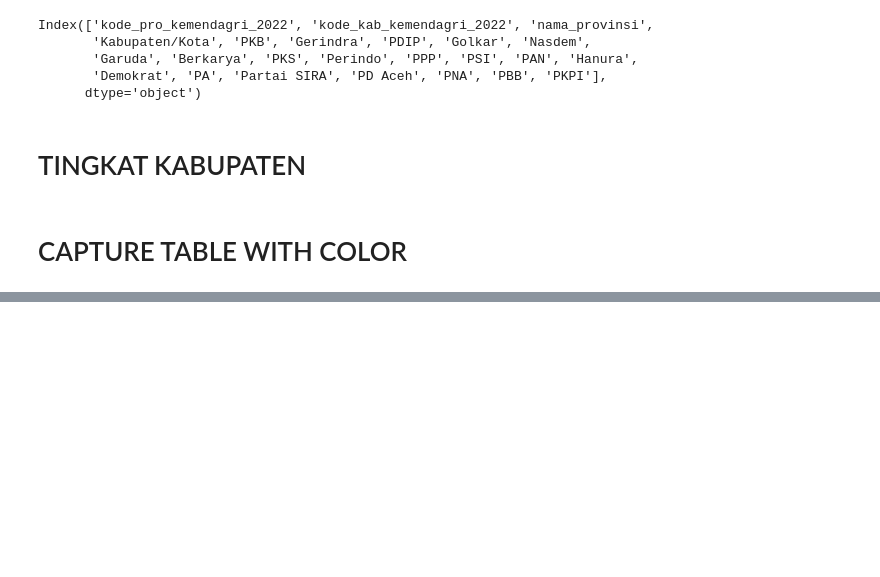
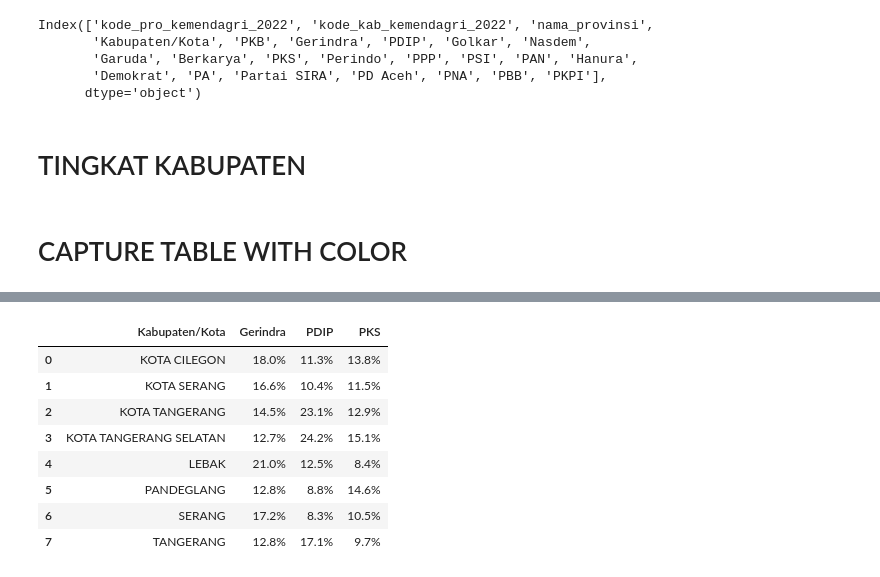
Before and after one commit to AgungPrawoto13/script_python, a Jupyter notebook: capture_data.ipynb, the cells around one changed output, grey strips where cells are left out. Cells and saved outputs as stored; diff of their text form; code cells hidden in the pictures; blank space fills up the shorter version.

```diff
--- a/capture_data.ipynb
+++ b/capture_data.ipynb
@@ -324,0 +366,38 @@ coloring
+# %%
+pilpres['pilpres_klas'] = pilpres['Max Value'].apply(classify_pilpres)
+pilpres['pilpres_jwma'] = pilpres['JW-MA(%)'].apply(classify_pilpres)
+columns_pilpres = pilpres.columns.to_list()
+pilpres[(pilpres['pemenang'] == 'PS-SU(%)')]
+# %%
+styles = {
+    'Kabupaten/Kota' : [{'selector': 'td', 'props': [('text-align', 'left')]}]
+}
+
+for pro in provinsi:
+    unpivot_pileg = pileg[(pileg['nama_provinsi'] == pro)].pivot_table(index='Kabupaten/Kota', values=columns_pileg[4:], aggfunc='sum')
+    unpivot_pilpres = pilpres[(pilpres['nama_pro'] == pro)].pivot_table(index='nama_kab', values=columns_pilpres[4:], aggfunc='sum')
+
+    if unpivot_pileg.empty or unpivot_pilpres.empty:
+        pass
+    else:
+        #pilpres
+        unpivot_pilpres.reset_index(inplace=True)
+        move_pilpres = move_column_pilpres(unpivot_pilpres)
+
+        # coloring_pileg = filter_pileg.style.apply(select_col, axis=None)
+        # coloring_pileg = coloring_pileg.hide(['Max Value'], axis=1)
+        # coloring_pileg = table_style(coloring_pileg)
+
+        #pileg
+        unpivot_pileg.reset_index(inplace=True)
+        pemenang_pileg = unpivot_pileg['pemenang'].unique().tolist()
+        pemenang_pileg.insert(0, 'Kabupaten/Kota')
+        filter_pileg = unpivot_pileg[pemenang_pileg]
+        filter_pileg['Max Value'] = filter_pileg[pemenang_pileg[1:]].max(axis=1)
+
+        coloring_pileg = filter_pileg.style.apply(select_col, axis=None)
+        coloring_pileg = coloring_pileg.set_table_styles(styles, overwrite=False)
+        coloring_pileg = coloring_pileg.hide(['Max Value'], axis=1)
+        coloring_pileg = table_style(coloring_pileg)
+
+        #dfi.export(coloring_pileg, f'../request_mas_zima/capture_prioritas/{pro}.jpg')
@@ -325,3 +422,15 @@ coloring
+# %%
+coloring_pileg
+# %% [output]
+|  | Kabupaten/Kota | Gerindra | PDIP | PKS |
+| 0 | KOTA CILEGON | 18.0% | 11.3% | 13.8% |
+| 1 | KOTA SERANG | 16.6% | 10.4% | 11.5% |
+| 2 | KOTA TANGERANG | 14.5% | 23.1% | 12.9% |
+| 3 | KOTA TANGERANG SELATAN | 12.7% | 24.2% | 15.1% |
+| 4 | LEBAK | 21.0% | 12.5% | 8.4% |
+| 5 | PANDEGLANG | 12.8% | 8.8% | 14.6% |
+| 6 | SERANG | 17.2% | 8.3% | 10.5% |
+| 7 | TANGERANG | 12.8% | 17.1% | 9.7% |
 # %%
 result = partai.style.apply(select_col, axis=None)
 result = result.hide(['Max Value'], axis=1)
```
Also changed, not shown: parts of 14 cells of this notebook.
